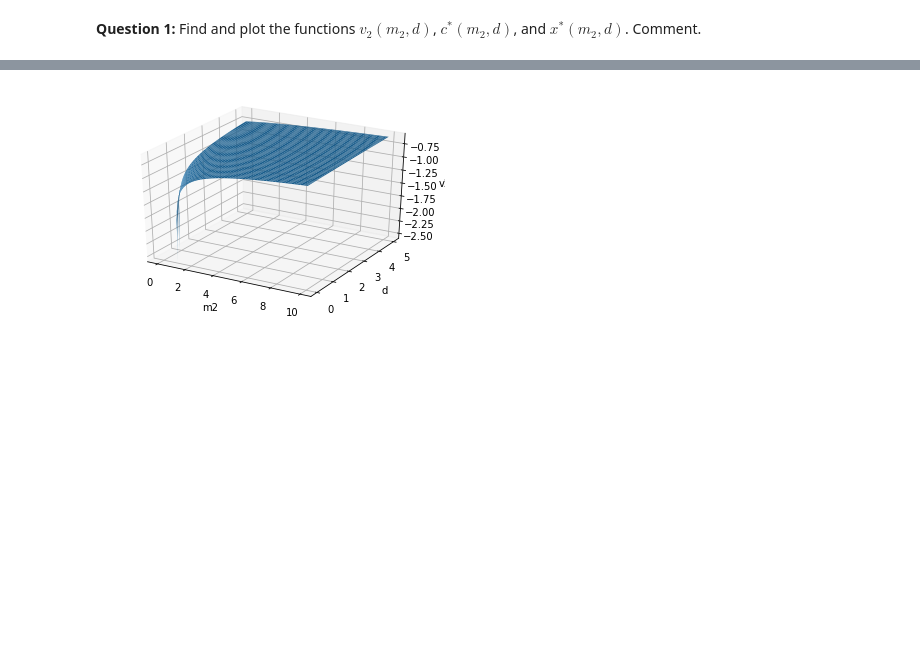
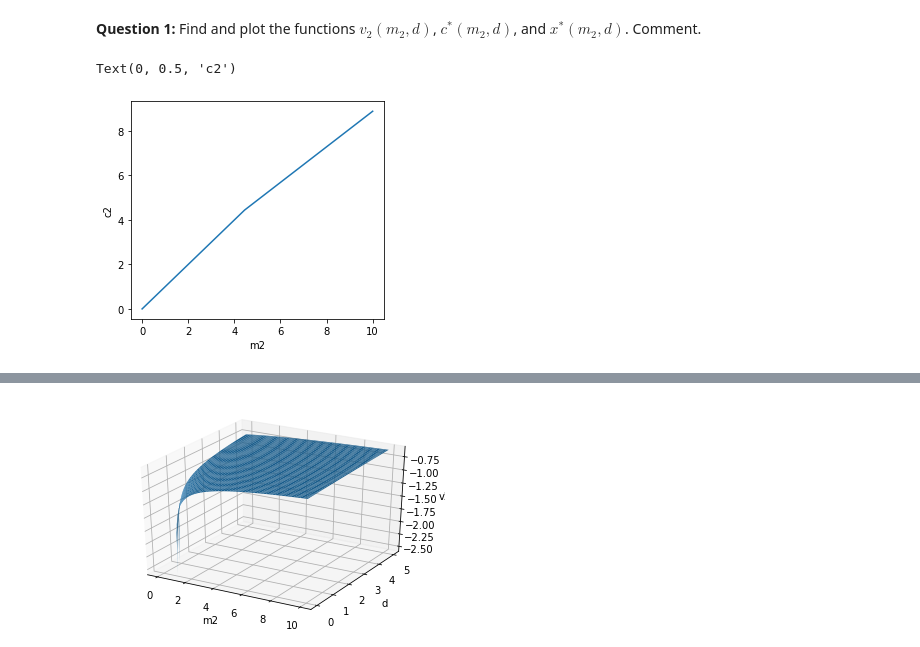
Before and after one commit to NumEconCopenhagen/projects-2020-group404, a Jupyter notebook: examproject/exam_2020.ipynb, the cells around one changed output, grey strips where cells are left out. Cells and saved outputs as stored; diff of their text form; code cells hidden in the pictures; blank space fills up the shorter version.

```diff
--- a/examproject/exam_2020.ipynb
+++ b/examproject/exam_2020.ipynb
@@ -148,7 +149,7 @@ alpha = 0.8
 beta = 0.96
 r = 0.04
 Delta = 0.25
-Chi = 0.9
+chi = 0.9
 
 # b. grids
 m1_vec = np.linspace(1e-8,10,100)
@@ -181,0 +182,52 @@ def v1(m1):
+# %%
+def u(c, rho):
+    return (c**alpha)**(1-rho)/(1-rho)
+def ot(d, chi, alpha, rho):
+    x = m2 - c
+    return ((d+chi*x)**(1-alpha))**(1-rho)/(1-rho)
+
+def v22(c2, m2, d, rho, chi, alpha):
+    return u(c2,rho) * ot(d, chi, alpha, rho)
+
+def w1(a, d, beta, delta, r):
+    m2_low = (1+r)*a+(1-delta)
+    v2_low = v22(m2 = m2_low)
+
+    m2_medium = (1+r)*a+1
+    v2_medium = v22(m2 = m2_medium)
+
+    m2_high = (1+r)*a+(1+delta)
+    v2_high = v22(m2 = m2_high)
+
+    v22 = 1/3*v2_low + 1/3*v2_medium + 1/3*v2_high
+    return beta*v22
+
+def v11(m1 ,a, d, beta, delta, r):
+    return w1(a, d, beta, delta, r)
+
+def solver_v22(rho, chi, alpha):
+    m2_vec = np.linspace(1e-8,10,100)
+    v22_vec = np.empty(100)
+    c22_vec = np.empty(100)
+
+    for i, m2 in enumerate(m2_vec):
+        obj = lambda c2: -v22(c2, m2, d, rho, chi, alpha)
+
+        x0 = 1/2 * m2
+
+        result = optimize.minimize_scalar(obj, x0, method= 'bounded', bounds = [1e-8,m2])
+
+        v22_vec[i] = -result.fun
+        c22_vec[i] = result.x
+    return m2_vec , v22_vec, c22_vec
+
+m22_vec , v22_vec, c22_vec = solver_v22(rho, chi, alpha)
+
+fig = plt.figure(figsize=(10,4))
+ax = fig.add_subplot(1,2,1)
+ax.plot(m2_vec, c2_vec)
+ax.set_xlabel('m2')
+ax.set_ylabel('c2')
+# %% [output]
+Text(0, 0.5, 'c2')
+[figure, added]
```
Also changed, not shown: parts of 9 cells of this notebook.
